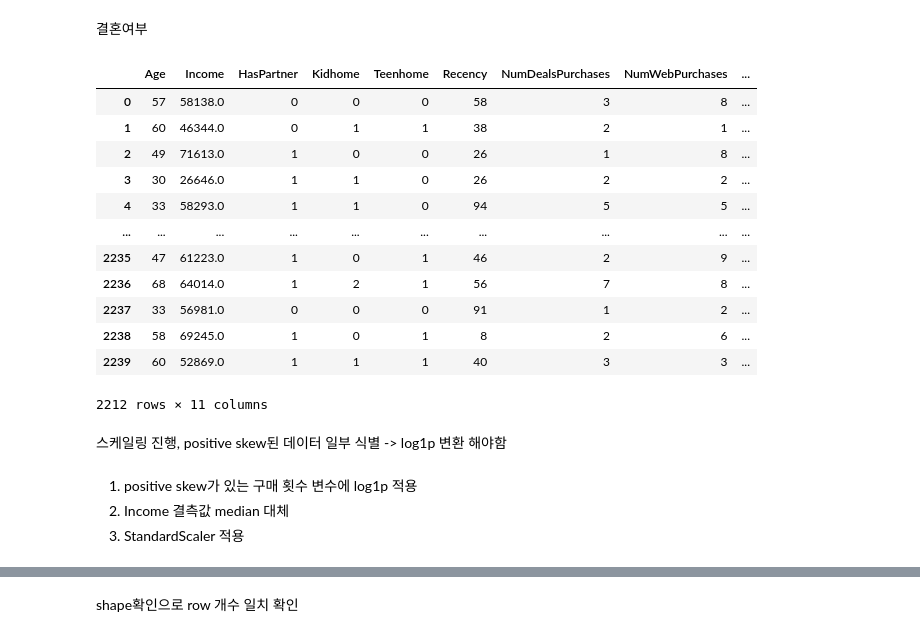
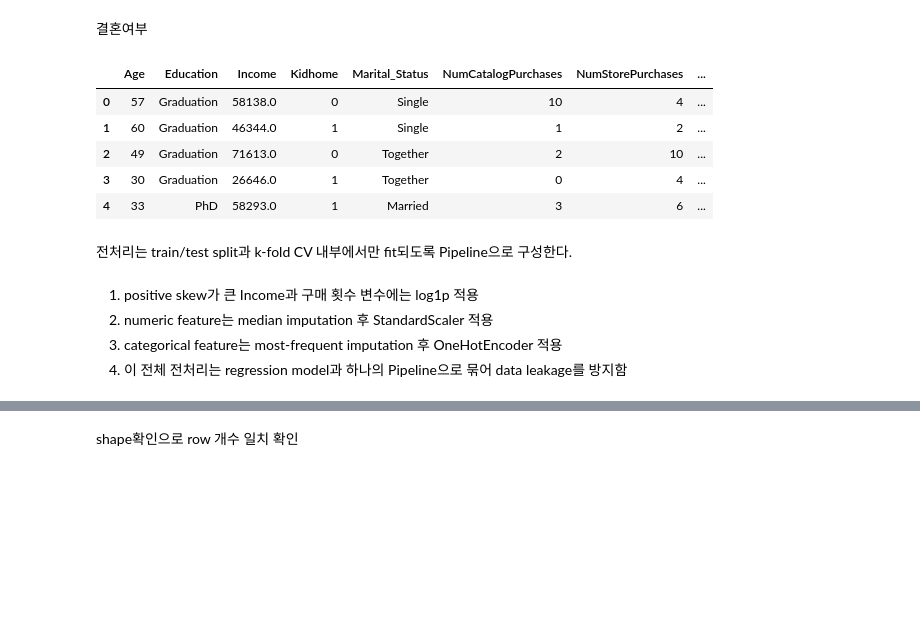
Before and after one commit to waterlemon7z/DataScience-customer-personality-analysis, a Jupyter notebook: main.ipynb, the cells around one changed output, grey strips where cells are left out. Cells and saved outputs as stored; diff of their text form; code cells hidden in the pictures; blank space fills up the shorter version.

```diff
--- a/main.ipynb
+++ b/main.ipynb
@@ -589,5 +580,5 @@ Education에 대한 전처리 one hot encoding으로 처리함 (범주형 아니
 # %%
-df = pd.get_dummies(df, columns=["Education"], drop_first=False)
+df["Education"] = df["Education"].astype("category")
 # %%
 rare_status = ["Alone", "Absurd", "YOLO"]
 
@@ -599,46 +590,61 @@ df["Marital_Status"] = df["Marital_Status"].replace(
 df["Marital_Status"] = df["Marital_Status"].fillna(
     df["Marital_Status"].mode()[0]
 )
+df["Marital_Status"] = df["Marital_Status"].astype("category")
 # %% [markdown]
 결혼여부
 # %%
 df["HasPartner"] = df["Marital_Status"].isin(["Married", "Together"]).astype(int)
+df["TotalChildren"] = df["Kidhome"] + df["Teenhome"]
 # %%
-X = df[
-    [
+feature_sets = {
+    "Cold-start": [
         "Age",
         "Income",
-        "HasPartner",
+        "Education",
+        "Marital_Status",
+        "Kidhome",
+        "Teenhome",
+    ],
+    "Early-behavior": [
+        "Age",
+        "Income",
+        "Education",
+        "Marital_Status",
+        "Kidhome",
+        "Teenhome",
+        "NumWebVisitsMonth",
+    ],
+    "Existing-customer": [
+        "Age",
+        "Income",
+        "Education",
+        "Marital_Status",
         "Kidhome",
         "Teenhome",
         "Recency",
-        "NumDealsPurchases",
         "NumWebPurchases",
         "NumCatalogPurchases",
         "NumStorePurchases",
-        "NumWebVisitsMonth",
-    ]
-]
+    ],
+}
+
+all_feature_cols = sorted({col for cols in feature_sets.values() for col in cols})
+X = df[all_feature_cols].copy()
 # %%
-(X)
+X.head()
 # %% [output]
-|  | Age | Income | HasPartner | Kidhome | Teenhome | Recency | NumDealsPurchases | NumWebPurchases | ... |
-| 0 | 57 | 58138.0 | 0 | 0 | 0 | 58 | 3 | 8 | ... |
-| 1 | 60 | 46344.0 | 0 | 1 | 1 | 38 | 2 | 1 | ... |
-| 2 | 49 | 71613.0 | 1 | 0 | 0 | 26 | 1 | 8 | ... |
-| 3 | 30 | 26646.0 | 1 | 1 | 0 | 26 | 2 | 2 | ... |
-| 4 | 33 | 58293.0 | 1 | 1 | 0 | 94 | 5 | 5 | ... |
-| ... | ... | ... | ... | ... | ... | ... | ... | ... | ... |
-| 2235 | 47 | 61223.0 | 1 | 0 | 1 | 46 | 2 | 9 | ... |
-| 2236 | 68 | 64014.0 | 1 | 2 | 1 | 56 | 7 | 8 | ... |
-| 2237 | 33 | 56981.0 | 0 | 0 | 0 | 91 | 1 | 2 | ... |
-| 2238 | 58 | 69245.0 | 1 | 0 | 1 | 8 | 2 | 6 | ... |
-| 2239 | 60 | 52869.0 | 1 | 1 | 1 | 40 | 3 | 3 | ... |
+|  | Age | Education | Income | Kidhome | Marital_Status | NumCatalogPurchases | NumStorePurchases | ... |
+| 0 | 57 | Graduation | 58138.0 | 0 | Single | 10 | 4 | ... |
+| 1 | 60 | Graduation | 46344.0 | 1 | Single | 1 | 2 | ... |
+| 2 | 49 | Graduation | 71613.0 | 0 | Together | 2 | 10 | ... |
+| 3 | 30 | Graduation | 26646.0 | 1 | Together | 0 | 4 | ... |
+| 4 | 33 | PhD | 58293.0 | 1 | Married | 3 | 6 | ... |
-2212 rows × 11 columns
 # %% [markdown]
-스케일링 진행, positive skew된 데이터 일부 식별 -> log1p 변환 해야함
+전처리는 train/test split과 k-fold CV 내부에서만 fit되도록 Pipeline으로 구성한다.
 # %% [markdown]
-1. positive skew가 있는 구매 횟수 변수에 log1p 적용
-2. Income 결측값 median 대체
-3. StandardScaler 적용
+1. positive skew가 큰 Income과 구매 횟수 변수에는 log1p 적용
+2. numeric feature는 median imputation 후 StandardScaler 적용
+3. categorical feature는 most-frequent imputation 후 OneHotEncoder 적용
+4. 이 전체 전처리는 regression model과 하나의 Pipeline으로 묶어 data leakage를 방지함
 # %%
```
Also changed, not shown: parts of 25 cells of this notebook, 2 other files.
